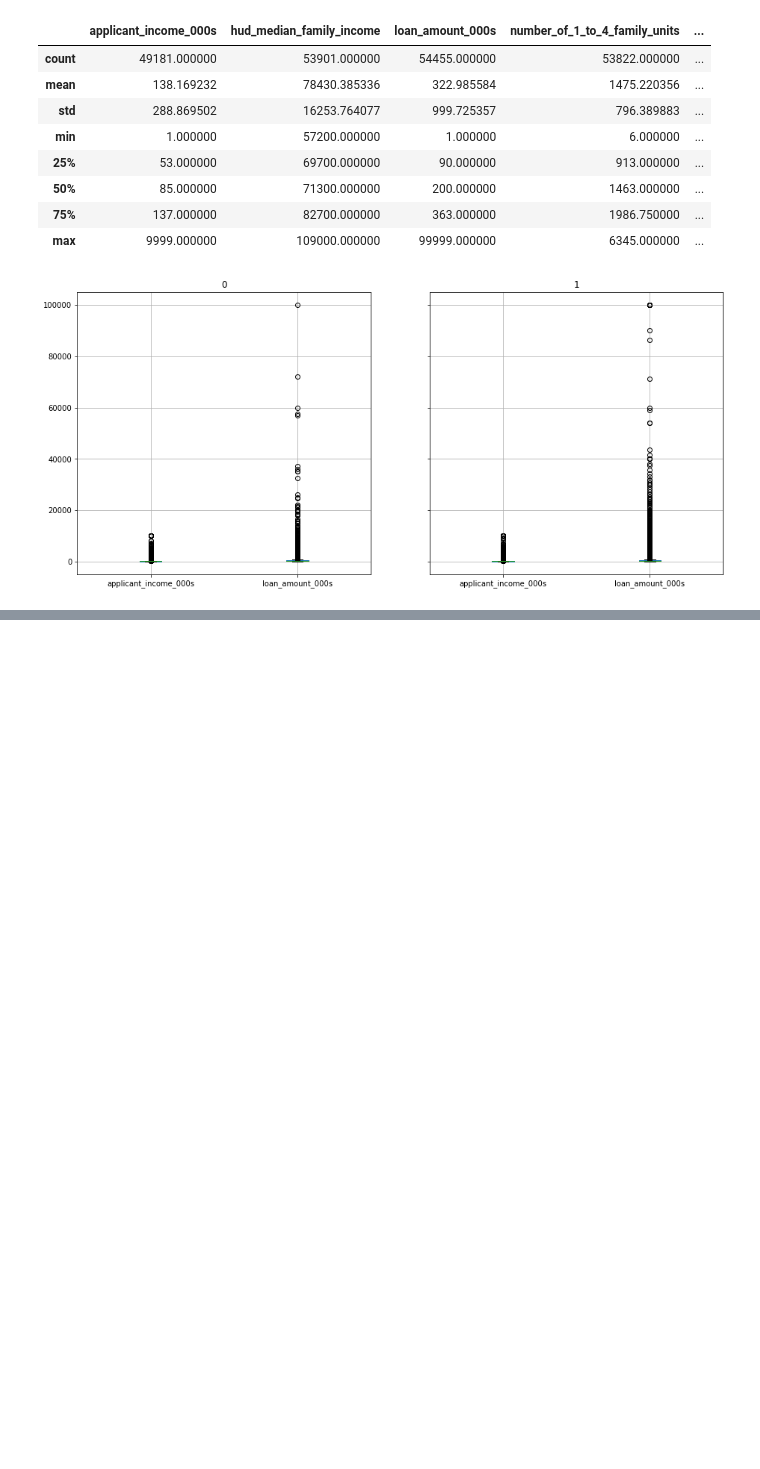
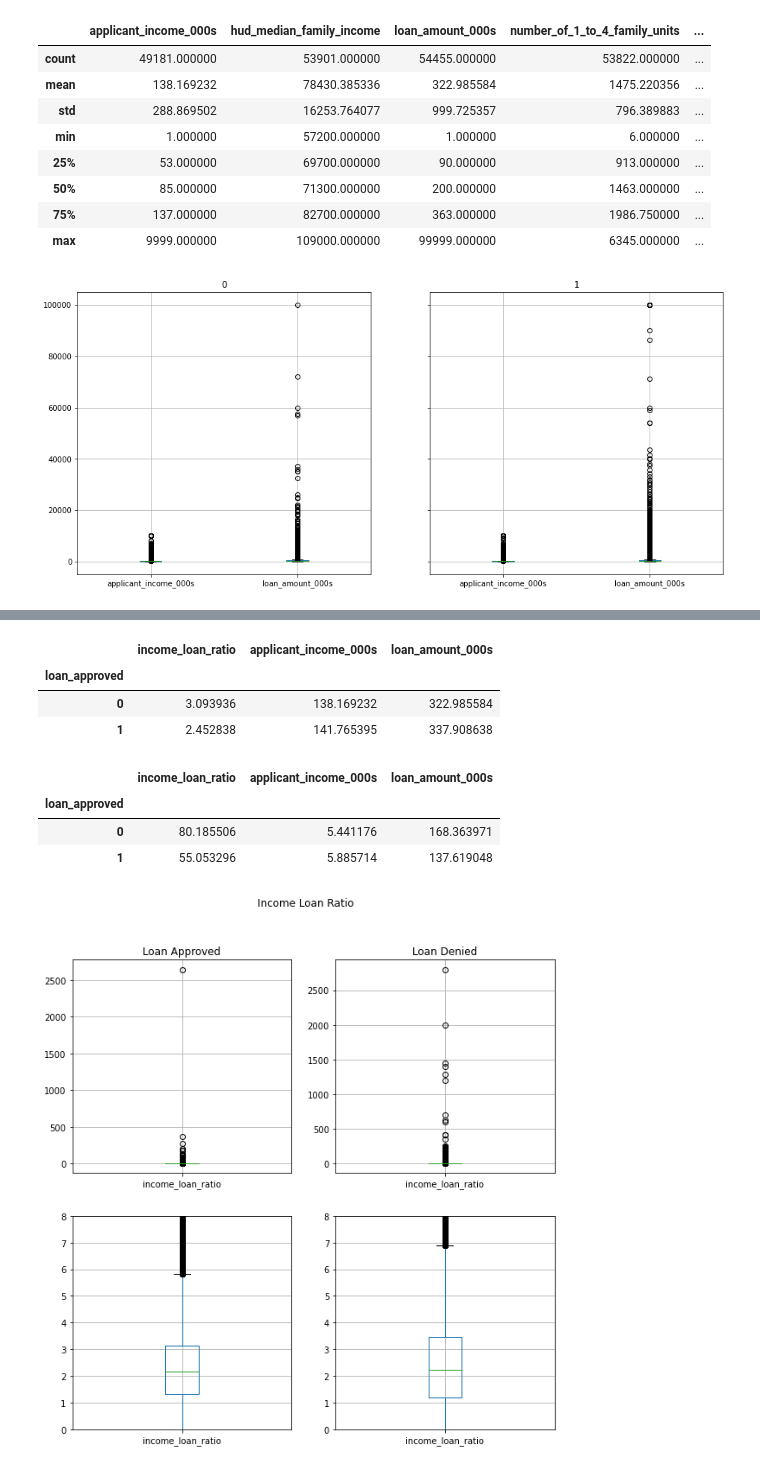
Before and after one commit to DJ1070/Darlehensanfragen, a Jupyter notebook: exploration.ipynb, the cells around one changed output, grey strips where cells are left out. Saved outputs shown, nothing was run; the diff lists cells and outputs as text; code cells hidden in the pictures; blank space fills up the shorter version.

```diff
--- a/exploration.ipynb
+++ b/exploration.ipynb
@@ -343,0 +402,30 @@ Index(['action_taken_name', 'applicant_race_name_1', 'applicant_sex_name',
+# %%
+df_loan[['income_loan_ratio', 'applicant_income_000s', 'loan_amount_000s', 'loan_approved']].groupby('loan_approved').mean()
+# %% [output]
+|  | income_loan_ratio | applicant_income_000s | loan_amount_000s |
+| loan_approved |  |  |  |
+| 0 | 3.093936 | 138.169232 | 322.985584 |
+| 1 | 2.452838 | 141.765395 | 337.908638 |
+# %%
+df_loan[df_loan.applicant_income_000s < 10][['income_loan_ratio', 'applicant_income_000s', 'loan_amount_000s', 'loan_approved']].groupby('loan_approved').mean()
+# %% [output]
+|  | income_loan_ratio | applicant_income_000s | loan_amount_000s |
+| loan_approved |  |  |  |
+| 0 | 80.185506 | 5.441176 | 168.363971 |
+| 1 | 55.053296 | 5.885714 | 137.619048 |
+# %%
+fig, axes = plt.subplots(2,2, figsize=[10,10]) # create 2x2 array of subplots
+
+fig.suptitle('Income Loan Ratio')
+df_loan_1.boxplot(column='income_loan_ratio', ax=axes[0][0]) # add boxplot to 1st subplot
+df_loan_0.boxplot(column='income_loan_ratio', ax=axes[0][1]) # add boxplot to 2nd subplot
+df_loan_1.boxplot(column='income_loan_ratio', ax=axes[1][0]) # add boxplot to 1st subplot
+df_loan_0.boxplot(column='income_loan_ratio', ax=axes[1][1]) # add boxplot to 2nd subplot
+axes[0][0].set_title('Loan Approved')
+axes[0][1].set_title('Loan Denied')
+axes[1][0].set_ylim(0, 8)
+axes[1][1].set_ylim(0, 8)
+
+plt.show()
+# %% [output]
+[figure, added]
```
Also changed, not shown: parts of 8 cells of this notebook.
